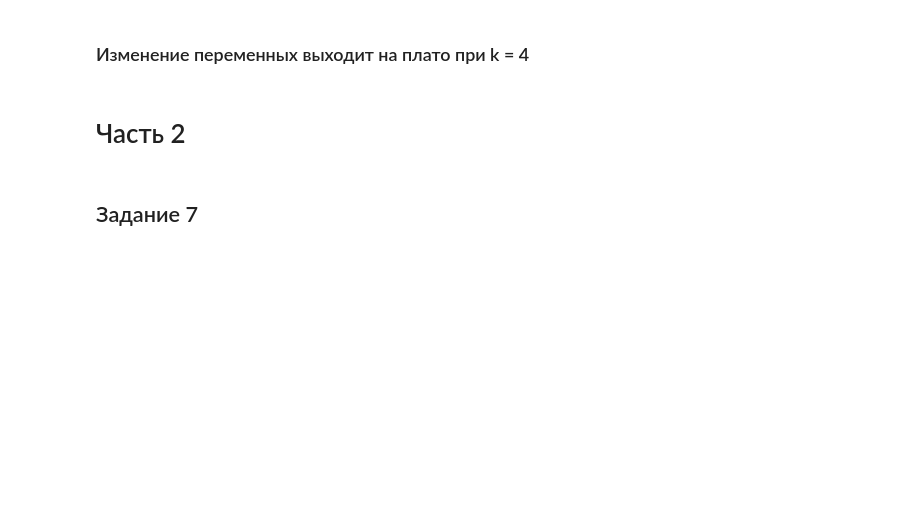
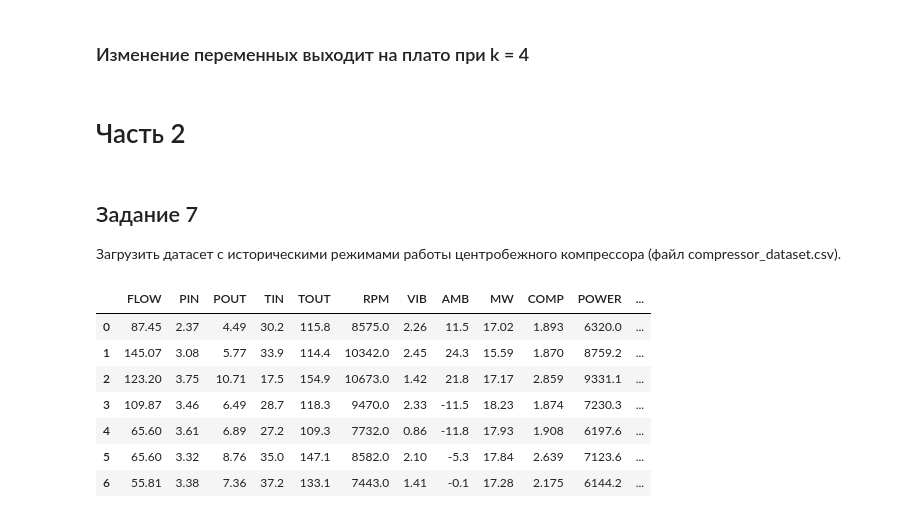
Before and after one commit to UserNOuSER/ITvTES, a Jupyter notebook: итвтэс5.ipynb, the cells around one changed output. Saved outputs shown, nothing was run; the diff lists cells and outputs as text; code cells hidden in the pictures; blank space fills up the shorter version.

```diff
--- a/итвтэс5.ipynb
+++ b/итвтэс5.ipynb
@@ -162,3 +164,17 @@ plt.show()
 # Часть 2
 # %% [markdown]
 ## Задание 7
+
+Загрузить датасет с историческими режимами работы центробежного компрессора (файл compressor_dataset.csv).
+# %%
+df = pd.read_csv('compressor_dataset.csv')
+df.head(7)
+# %% [output]
+|  | FLOW | PIN | POUT | TIN | TOUT | RPM | VIB | AMB | MW | COMP | POWER | ... |
+| 0 | 87.45 | 2.37 | 4.49 | 30.2 | 115.8 | 8575.0 | 2.26 | 11.5 | 17.02 | 1.893 | 6320.0 | ... |
+| 1 | 145.07 | 3.08 | 5.77 | 33.9 | 114.4 | 10342.0 | 2.45 | 24.3 | 15.59 | 1.870 | 8759.2 | ... |
+| 2 | 123.20 | 3.75 | 10.71 | 17.5 | 154.9 | 10673.0 | 1.42 | 21.8 | 17.17 | 2.859 | 9331.1 | ... |
+| 3 | 109.87 | 3.46 | 6.49 | 28.7 | 118.3 | 9470.0 | 2.33 | -11.5 | 18.23 | 1.874 | 7230.3 | ... |
+| 4 | 65.60 | 3.61 | 6.89 | 27.2 | 109.3 | 7732.0 | 0.86 | -11.8 | 17.93 | 1.908 | 6197.6 | ... |
+| 5 | 65.60 | 3.32 | 8.76 | 35.0 | 147.1 | 8582.0 | 2.10 | -5.3 | 17.84 | 2.639 | 7123.6 | ... |
+| 6 | 55.81 | 3.38 | 7.36 | 37.2 | 133.1 | 7443.0 | 1.41 | -0.1 | 17.28 | 2.175 | 6144.2 | ... |
```
Also changed, not shown: parts of 15 cells of this notebook.
